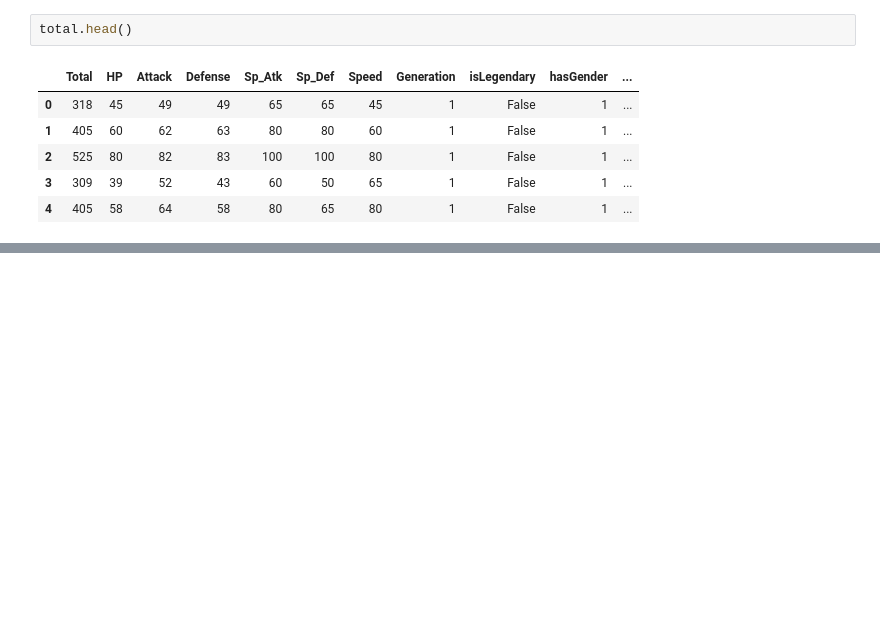
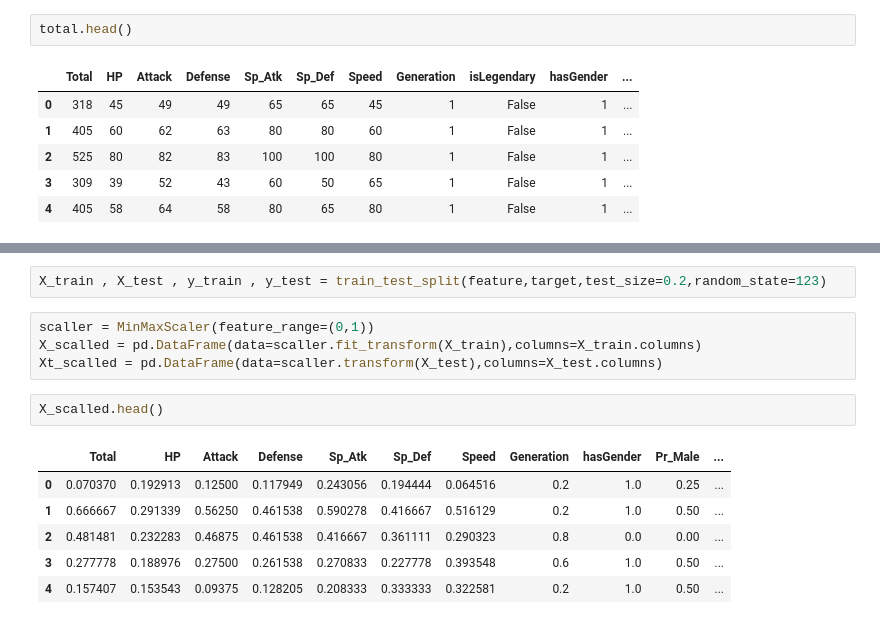
Before and after one commit to isoori/Pok-mon, a Jupyter notebook: Untitled.ipynb, the cells around one changed output, grey strips where cells are left out. Cells and saved outputs as stored; diff of their text form; blank space fills up the shorter version.

```diff
--- a/Untitled.ipynb
+++ b/Untitled.ipynb
@@ -113,0 +127,15 @@ total.head()
+# %%
+X_train , X_test , y_train , y_test = train_test_split(feature,target,test_size=0.2,random_state=123)
+# %%
+scaller = MinMaxScaler(feature_range=(0,1))
+X_scalled = pd.DataFrame(data=scaller.fit_transform(X_train),columns=X_train.columns)
+Xt_scalled = pd.DataFrame(data=scaller.transform(X_test),columns=X_test.columns)
+# %%
+X_scalled.head()
+# %% [output]
+|  | Total | HP | Attack | Defense | Sp_Atk | Sp_Def | Speed | Generation | hasGender | Pr_Male | ... |
+| 0 | 0.070370 | 0.192913 | 0.12500 | 0.117949 | 0.243056 | 0.194444 | 0.064516 | 0.2 | 1.0 | 0.25 | ... |
+| 1 | 0.666667 | 0.291339 | 0.56250 | 0.461538 | 0.590278 | 0.416667 | 0.516129 | 0.2 | 1.0 | 0.50 | ... |
+| 2 | 0.481481 | 0.232283 | 0.46875 | 0.461538 | 0.416667 | 0.361111 | 0.290323 | 0.8 | 0.0 | 0.00 | ... |
+| 3 | 0.277778 | 0.188976 | 0.27500 | 0.261538 | 0.270833 | 0.227778 | 0.393548 | 0.6 | 1.0 | 0.50 | ... |
+| 4 | 0.157407 | 0.153543 | 0.09375 | 0.128205 | 0.208333 | 0.333333 | 0.322581 | 0.2 | 1.0 | 0.50 | ... |
```
Also changed, not shown: parts of 5 cells of this notebook.
